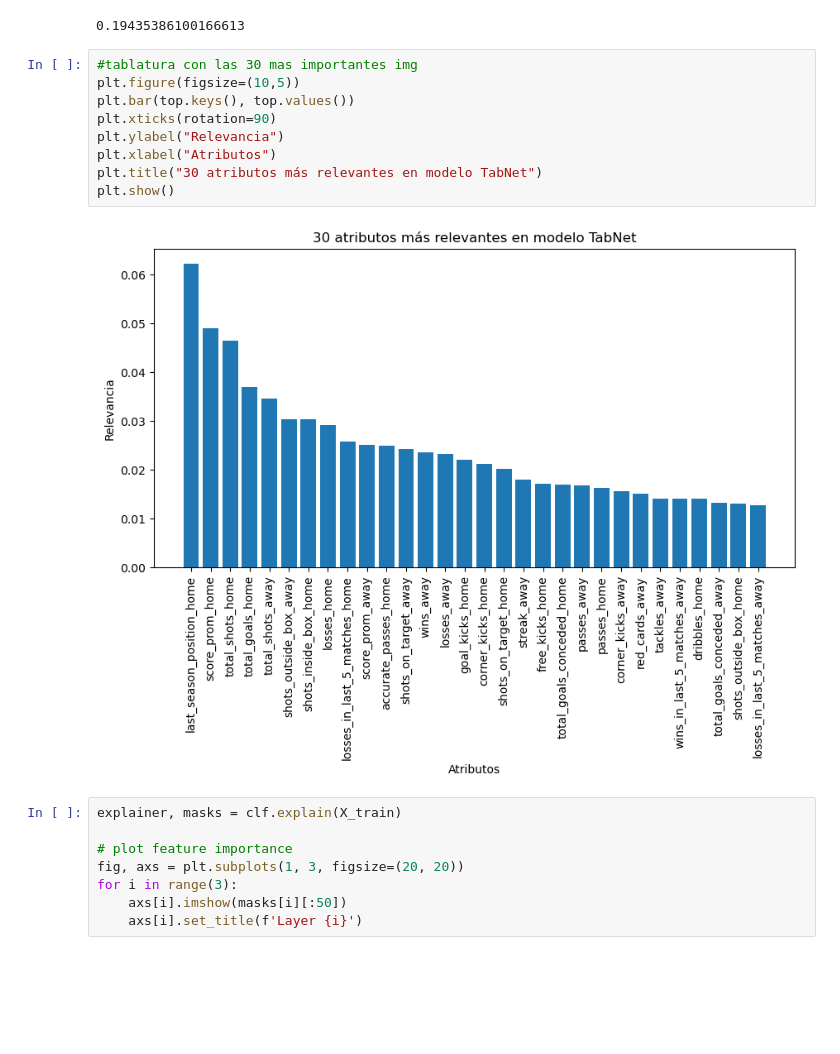
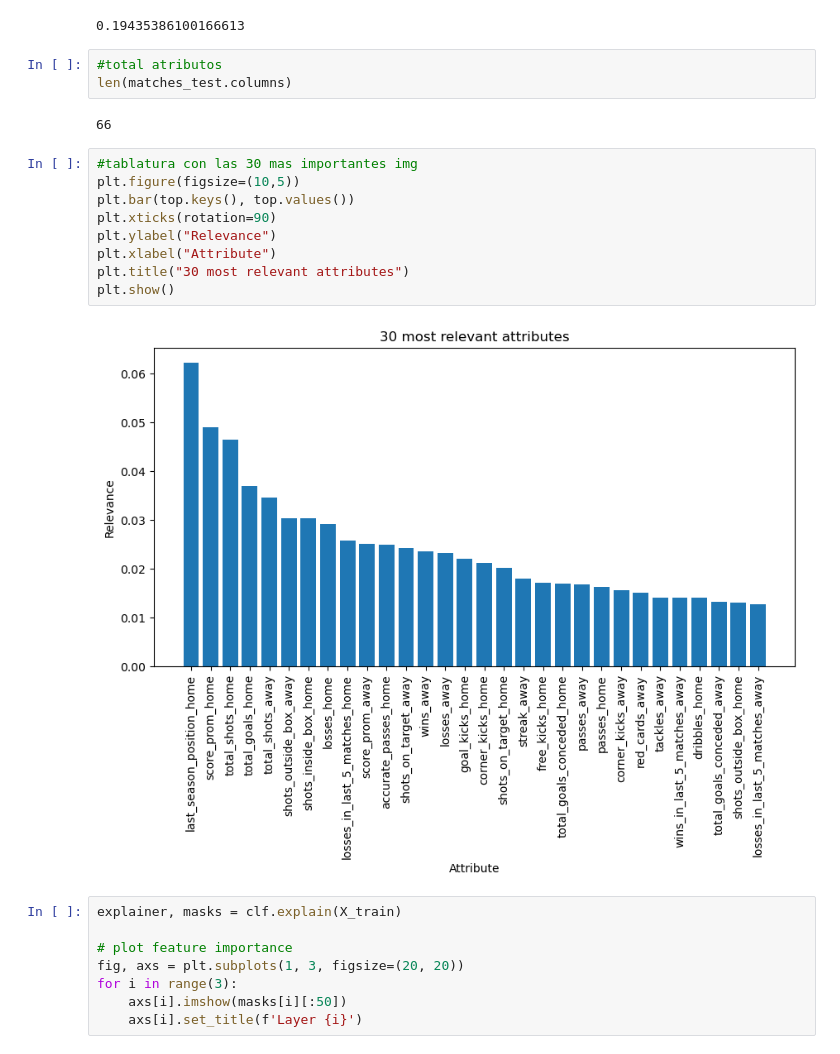
Before and after one commit to gustfernandez/iPre-resultados-deportivos, a Jupyter notebook: TabNet_Premier.ipynb, the cells around one changed output. Saved outputs shown, nothing was run; the diff lists cells and outputs as text; blank space fills up the shorter version.

```diff
--- a/TabNet_Premier.ipynb
+++ b/TabNet_Premier.ipynb
@@ -596,17 +600,22 @@ top
 sum(list(top.values())[0:4])
 # %% [output]
 0.19435386100166613
+# %%
+#total atributos
+len(matches_test.columns)
+# %% [output]
+66
 # %%
 #tablatura con las 30 mas importantes img
 plt.figure(figsize=(10,5))
 plt.bar(top.keys(), top.values())
 plt.xticks(rotation=90)
-plt.ylabel("Relevancia")
-plt.xlabel("Atributos")
-plt.title("30 atributos más relevantes en modelo TabNet")
+plt.ylabel("Relevance")
+plt.xlabel("Attribute")
+plt.title("30 most relevant attributes")
 plt.show()
 # %% [output]
-[figure, old version]
+[figure, new version]
 # %%
 explainer, masks = clf.explain(X_train)
 
```
Also changed, not shown: parts of 2 cells of this notebook, 3 other files.
